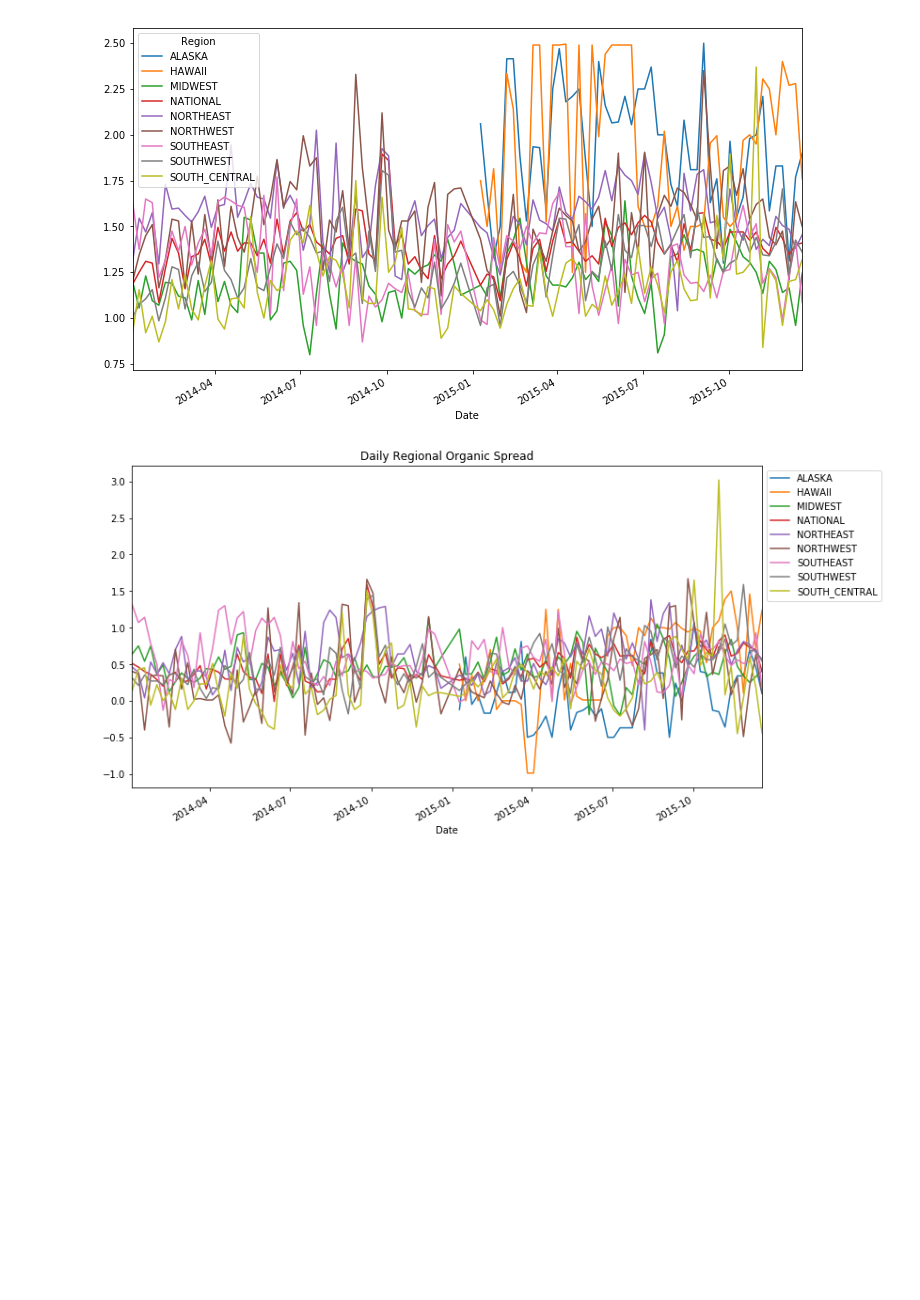
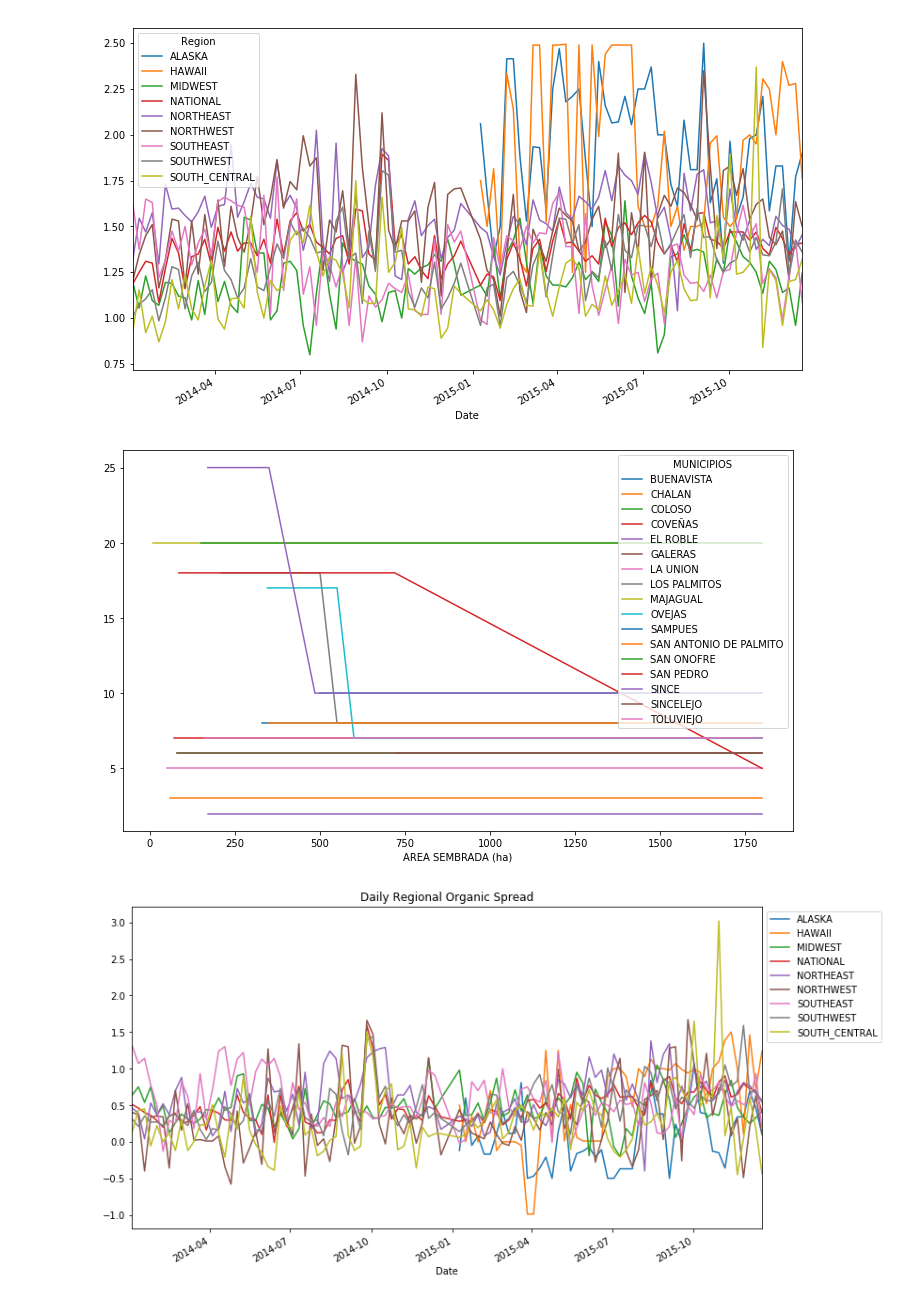
Before and after one commit to rsierraa/AlgorithmsUN2021I, a Jupyter notebook: Lab2/rsierraascottsanderson.ipynb, the cells around one changed output. Cells and saved outputs as stored; diff of their text form; code cells hidden in the pictures; blank space fills up the shorter version.

```diff
--- a/Lab2/rsierraascottsanderson.ipynb
+++ b/Lab2/rsierraascottsanderson.ipynb
@@ -1100,0 +1097,3 @@ avocados.head()
+# %%
+cultivos = pd.read_csv("/content/sample_data/Cultivos_semestrales_Departamento_de_Sucre_2018.csv", sep=',')
+cultivos
@@ -1117,6 +1133,11 @@ hass = avocados[avocados.Variety == 'HASS']
 hass.groupby(['Date', 'Region'])['Weighted Avg Price'].mean().unstack().ffill().plot();
 # %% [output]
 [figure]
+# %%
+ajonjoli = cultivos[cultivos.PRODUCTO == 'AJONJOLI']
+ajonjoli.groupby(['AREA SEMBRADA (ha)', 'MUNICIPIOS'])['RENDIMIENTO (t/ha)'].mean().unstack().ffill().plot();
+# %% [output]
+[figure, added]
 # %%
 def _organic_spread(group):
 
```
Also changed, not shown: parts of 6 cells of this notebook, 1 other file.
